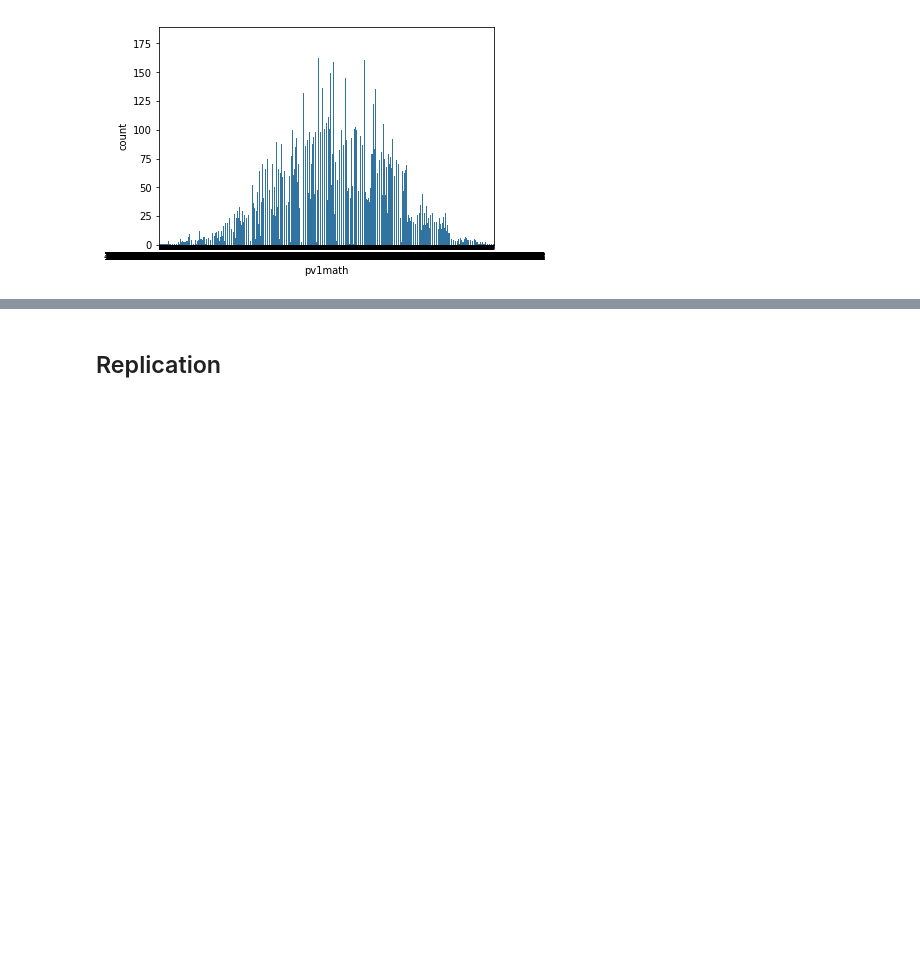
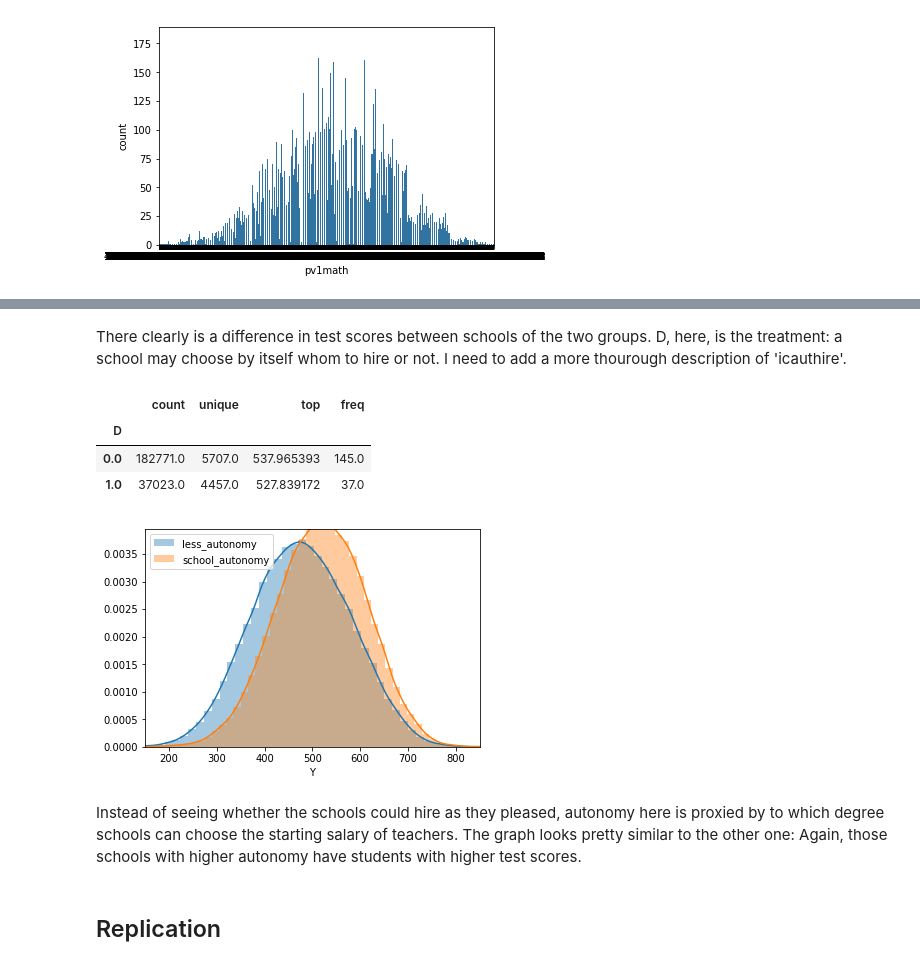
Before and after one commit to MVBrinker/student-project-ELJust, a Jupyter notebook: Woessmann_School_System.ipynb, the cells around one changed output, grey strips where cells are left out. Cells and saved outputs as stored; diff of their text form; code cells hidden in the pictures; blank space fills up the shorter version.

```diff
--- a/Woessmann_School_System.ipynb
+++ b/Woessmann_School_System.ipynb
@@ -88,2 +112,28 @@ The number of male/female test takers is pretty equal. The math test scores meas
+# %% [markdown]
+There clearly is a difference in test scores between schools of the two groups. D, here, is the treatment: a school may choose by itself whom to hire or not. I need to add a more thourough description of 'icauthire'.
+# %%
+# Group the sample into those schools with more autonomy (here:choose the starting salary) and those with less.
+choose_salary = df['icautstartsal'] >= 0.5
+df['Y'] = df['pv1math']
+
+df['D'] = np.nan
+df.loc[~choose_salary, 'D'] = 0
+df.loc[choose_salary, 'D'] = 1
+
+%matplotlib inline
+ax = sns.distplot(df['Y'][~may_hire], label='less_autonomy')
+ax = sns.distplot(df['Y'][may_hire], label='school_autonomy')
+ax.set_xlim(150, 850)
+ax.legend();
+
+df.groupby('D')['pv1math'].describe()
+# %% [output]
+|  | count | unique | top | freq |
+| D |  |  |  |  |
+| 0.0 | 182771.0 | 5707.0 | 537.965393 | 145.0 |
+| 1.0 | 37023.0 | 4457.0 | 527.839172 | 37.0 |
+[figure, added]
+# %% [markdown]
+Instead of seeing whether the schools could hire as they pleased, autonomy here is proxied by to which degree schools can choose the starting salary of teachers. The graph looks pretty similar to the other one: Again, those schools with higher autonomy have students with higher test scores.
 # %% [markdown]
 ## Replication
```
Also changed, not shown: parts of 3 cells of this notebook.
